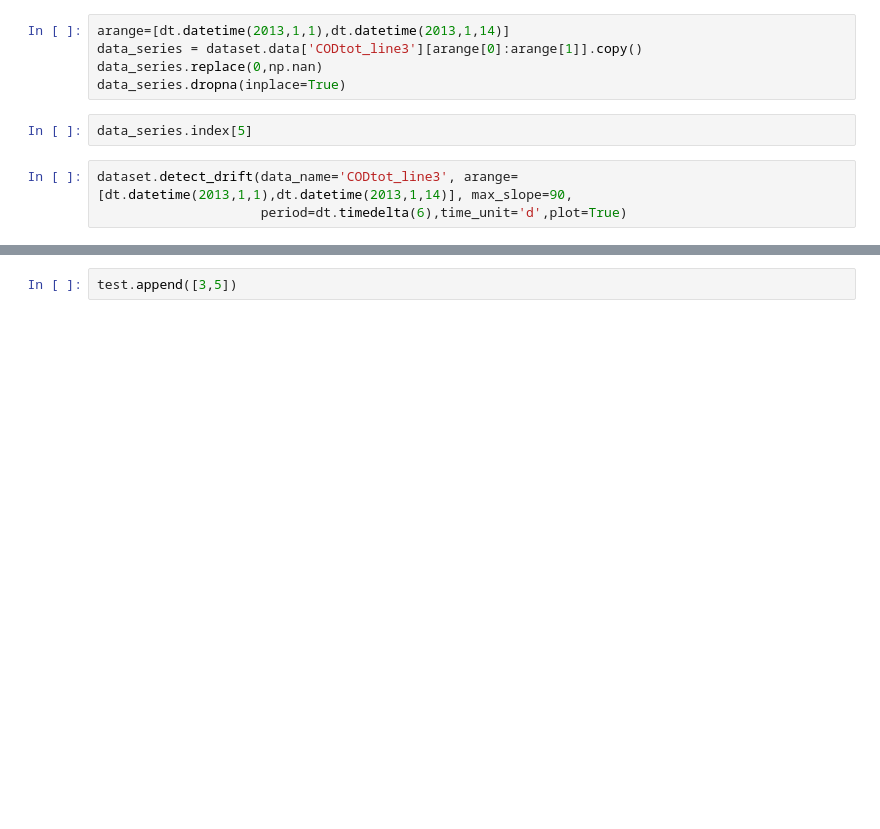
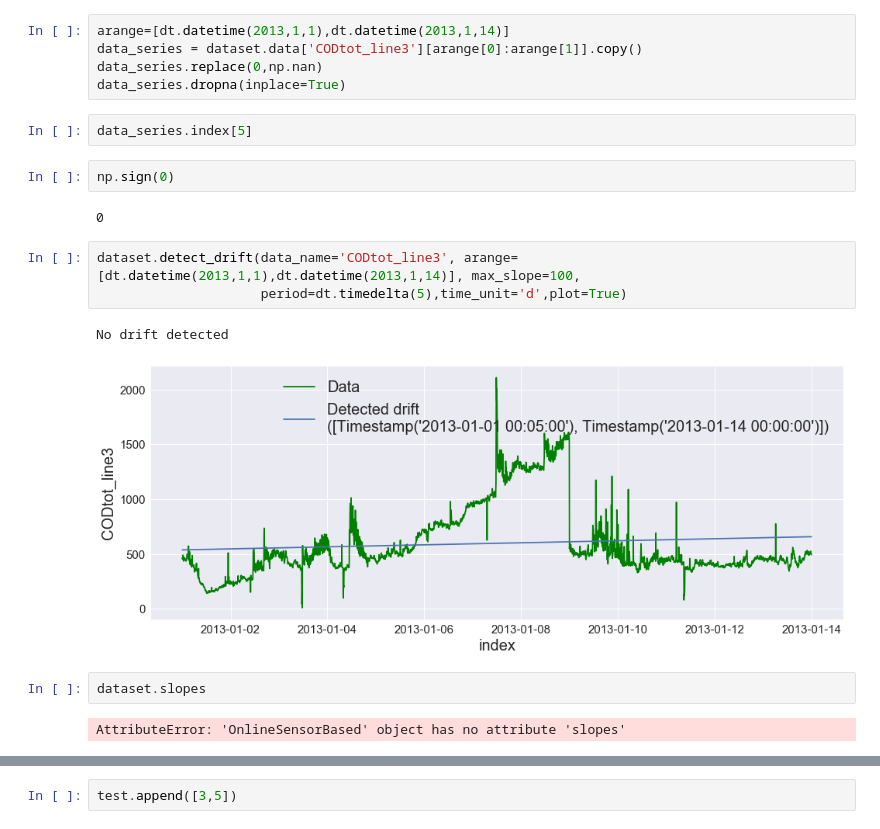
Before and after one commit to UGentBiomath/wwdata, a Jupyter notebook: Showcase_OnlineSensorBased.ipynb, the cells around one changed output, grey strips where cells are left out. Drawn from its saved outputs; the diff is of its cells as text; blank space fills up the shorter version.

```diff
--- a/Showcase_OnlineSensorBased.ipynb
+++ b/Showcase_OnlineSensorBased.ipynb
@@ -120,8 +137,19 @@ data_series.replace(0,np.nan)
 data_series.dropna(inplace=True)
 # %%
 data_series.index[5]
+# %%
+np.sign(0)
+# %% [output]
+0
 # %%
-dataset.detect_drift(data_name='CODtot_line3', arange=[dt.datetime(2013,1,1),dt.datetime(2013,1,14)], max_slope=90,
-                     period=dt.timedelta(6),time_unit='d',plot=True)
+dataset.detect_drift(data_name='CODtot_line3', arange=[dt.datetime(2013,1,1),dt.datetime(2013,1,14)], max_slope=100,
+                     period=dt.timedelta(5),time_unit='d',plot=True)
+# %% [output]
+No drift detected
+[figure, added]
+# %%
+dataset.slopes
+# %% [output]
+AttributeError: 'OnlineSensorBased' object has no attribute 'slopes'
 # %%
 dataset.drift_periods
```
Also changed, not shown: parts of 6 cells of this notebook, 1 other file.
